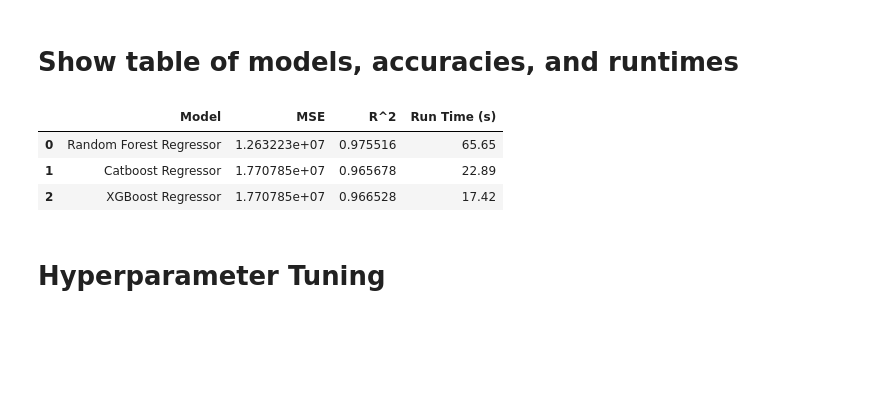
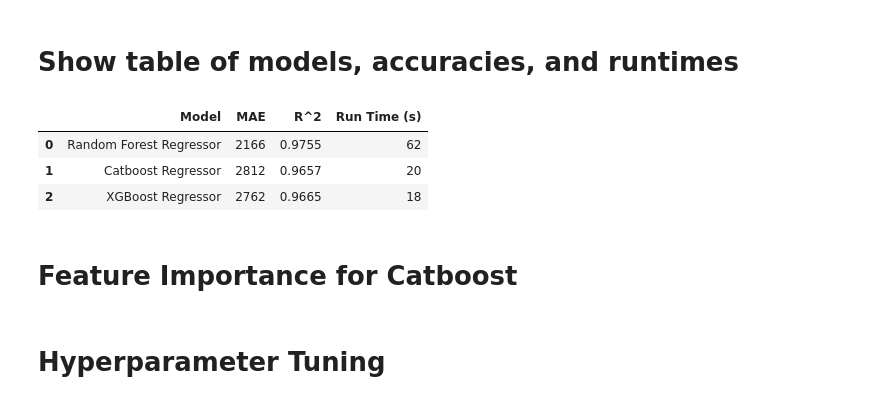
Before and after one commit to mkerekes1427/CAP-4770-Final-Project, a Jupyter notebook: sleep-datascience-notebook.ipynb, the cells around one changed output. Cells and saved outputs as stored; diff of their text form; code cells hidden in the pictures; blank space fills up the shorter version.

```diff
--- a/sleep-datascience-notebook.ipynb
+++ b/sleep-datascience-notebook.ipynb
@@ -307,7 +307,7 @@ def evaluate(model, train_pred_y, test_pred_y):
 # %%
 rfr_train_r2, rfr_test_r2, rfr_train_mse, rfr_test_mse, rfr_train_mae, rfr_test_mae = evaluate(RFRmodel, RFR_train_pred_y, RFR_test_pred_y)
 cbr_train_r2, cbr_test_r2, cbr_train_mse, cbr_test_mse, cbr_train_mae, cbr_test_mae = evaluate(CBRmodel, CBR_train_pred_y, CBR_test_pred_y)
-xgb_train_r2, xgb_test_r2, xgb_train_mse, xgb_test_mse, xgb_train_mae, xgb_test_mae = evaluate(XGBmodel, CBR_train_pred_y, CBR_test_pred_y)
+xgb_train_r2, xgb_test_r2, xgb_train_mse, xgb_test_mse, xgb_train_mae, xgb_test_mae = evaluate(XGBmodel, XGB_train_pred_y, XGB_test_pred_y)
 # %% [markdown]
 # Feature Importances
 # %%
@@ -346,19 +346,21 @@ xgb_train_r2, xgb_test_r2, xgb_train_mse, xgb_test_mse, xgb_train_mae, xgb_test_
 # %%
 
 evaluation_table = pd.DataFrame({
 
      "Model" : ["Random Forest Regressor", "Catboost Regressor", "XGBoost Regressor"],
-     "MSE" : [rfr_test_mse, cbr_test_mse, xgb_test_mse],
-     "R^2" : [rfr_test_r2, cbr_test_r2, xgb_test_r2],
-     "Run Time (s)" : [round((rfr_stop - rfr_start), 2), round((cbr_stop - cbr_start), 2), round((xgb_stop - xgb_start), 2)]
+     "MAE" : [round(rfr_test_mae), round(cbr_test_mae), round(xgb_test_mae)],
+     "R^2" : [round(rfr_test_r2, 4), round(cbr_test_r2, 4),  round(xgb_test_r2, 4)],
+     "Run Time (s)" : [round(rfr_stop - rfr_start), round(cbr_stop - cbr_start), round(xgb_stop - xgb_start)]
 })
 
 evaluation_table
 # %% [output]
-|  | Model | MSE | R^2 | Run Time (s) |
-| 0 | Random Forest Regressor | 1.263223e+07 | 0.975516 | 65.65 |
-| 1 | Catboost Regressor | 1.770785e+07 | 0.965678 | 22.89 |
-| 2 | XGBoost Regressor | 1.770785e+07 | 0.966528 | 17.42 |
+|  | Model | MAE | R^2 | Run Time (s) |
+| 0 | Random Forest Regressor | 2166 | 0.9755 | 62 |
+| 1 | Catboost Regressor | 2812 | 0.9657 | 20 |
+| 2 | XGBoost Regressor | 2762 | 0.9665 | 18 |
+# %% [markdown]
+# Feature Importance for Catboost
 # %% [markdown]
 # Hyperparameter Tuning
 # %% [markdown]
```
Also changed, not shown: parts of 1 cell of this notebook.
